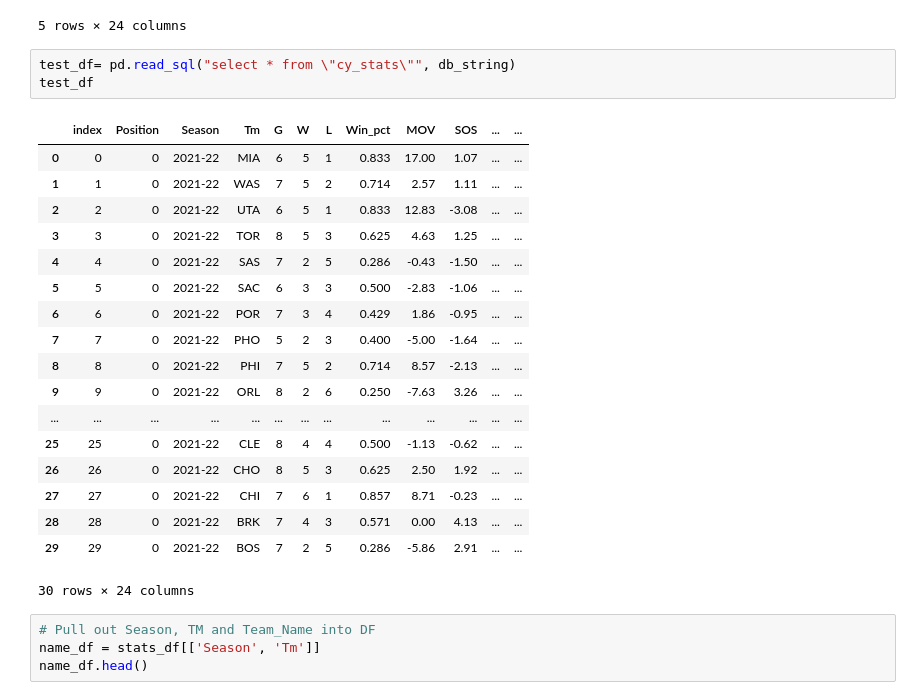
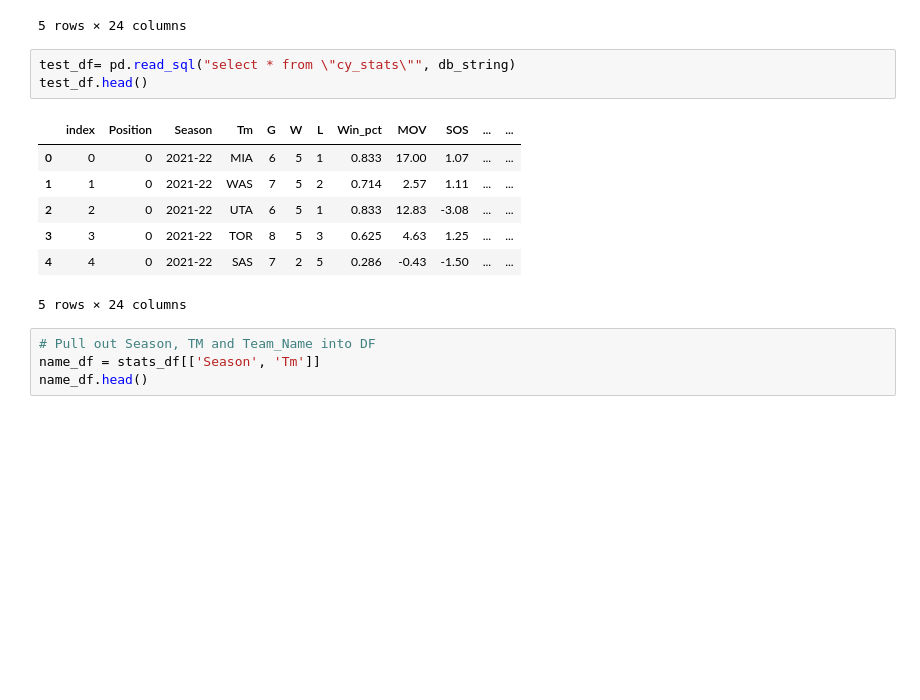
Before and after one commit to fatehluqman/Final_project, a Jupyter notebook: RF_Model_Prune.ipynb, the cells around one changed output. Cells and saved outputs as stored; diff of their text form; blank space fills up the shorter version.

```diff
--- a/RF_Model_Prune.ipynb
+++ b/RF_Model_Prune.ipynb
@@ -28,26 +28,15 @@ stats_df.head()
 5 rows × 24 columns
 # %%
 test_df= pd.read_sql("select * from \"cy_stats\"", db_string)
-test_df
+test_df.head()
 # %% [output]
 |  | index | Position | Season | Tm | G | W | L | Win_pct | MOV | SOS | ... | ... |
 | 0 | 0 | 0 | 2021-22 | MIA | 6 | 5 | 1 | 0.833 | 17.00 | 1.07 | ... | ... |
 | 1 | 1 | 0 | 2021-22 | WAS | 7 | 5 | 2 | 0.714 | 2.57 | 1.11 | ... | ... |
 | 2 | 2 | 0 | 2021-22 | UTA | 6 | 5 | 1 | 0.833 | 12.83 | -3.08 | ... | ... |
 | 3 | 3 | 0 | 2021-22 | TOR | 8 | 5 | 3 | 0.625 | 4.63 | 1.25 | ... | ... |
 | 4 | 4 | 0 | 2021-22 | SAS | 7 | 2 | 5 | 0.286 | -0.43 | -1.50 | ... | ... |
-| 5 | 5 | 0 | 2021-22 | SAC | 6 | 3 | 3 | 0.500 | -2.83 | -1.06 | ... | ... |
-| 6 | 6 | 0 | 2021-22 | POR | 7 | 3 | 4 | 0.429 | 1.86 | -0.95 | ... | ... |
-| 7 | 7 | 0 | 2021-22 | PHO | 5 | 2 | 3 | 0.400 | -5.00 | -1.64 | ... | ... |
-| 8 | 8 | 0 | 2021-22 | PHI | 7 | 5 | 2 | 0.714 | 8.57 | -2.13 | ... | ... |
-| 9 | 9 | 0 | 2021-22 | ORL | 8 | 2 | 6 | 0.250 | -7.63 | 3.26 | ... | ... |
-| ... | ... | ... | ... | ... | ... | ... | ... | ... | ... | ... | ... | ... |
-| 25 | 25 | 0 | 2021-22 | CLE | 8 | 4 | 4 | 0.500 | -1.13 | -0.62 | ... | ... |
-| 26 | 26 | 0 | 2021-22 | CHO | 8 | 5 | 3 | 0.625 | 2.50 | 1.92 | ... | ... |
-| 27 | 27 | 0 | 2021-22 | CHI | 7 | 6 | 1 | 0.857 | 8.71 | -0.23 | ... | ... |
-| 28 | 28 | 0 | 2021-22 | BRK | 7 | 4 | 3 | 0.571 | 0.00 | 4.13 | ... | ... |
-| 29 | 29 | 0 | 2021-22 | BOS | 7 | 2 | 5 | 0.286 | -5.86 | 2.91 | ... | ... |
-30 rows × 24 columns
+5 rows × 24 columns
 # %%
 # Pull out Season, TM and Team_Name into DF
 name_df = stats_df[['Season', 'Tm']]
```
Also changed, not shown: parts of 7 cells of this notebook, 7 other files.
